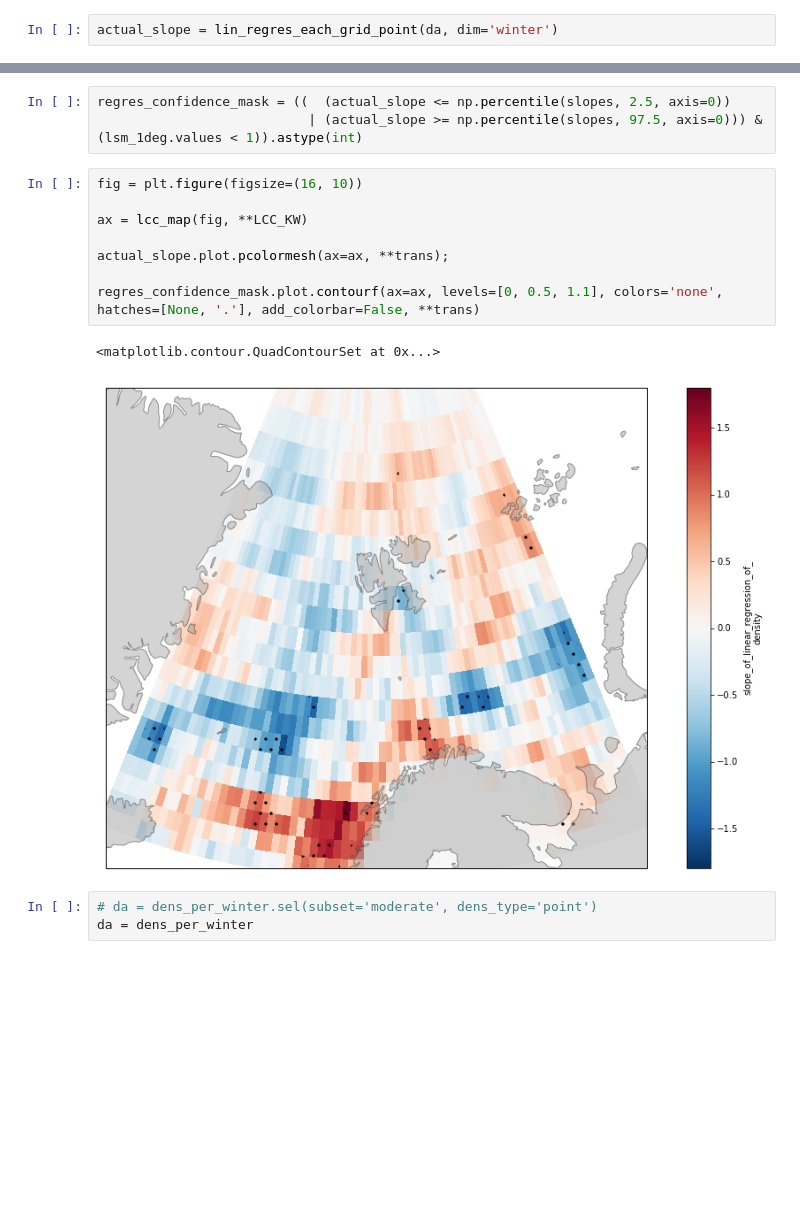
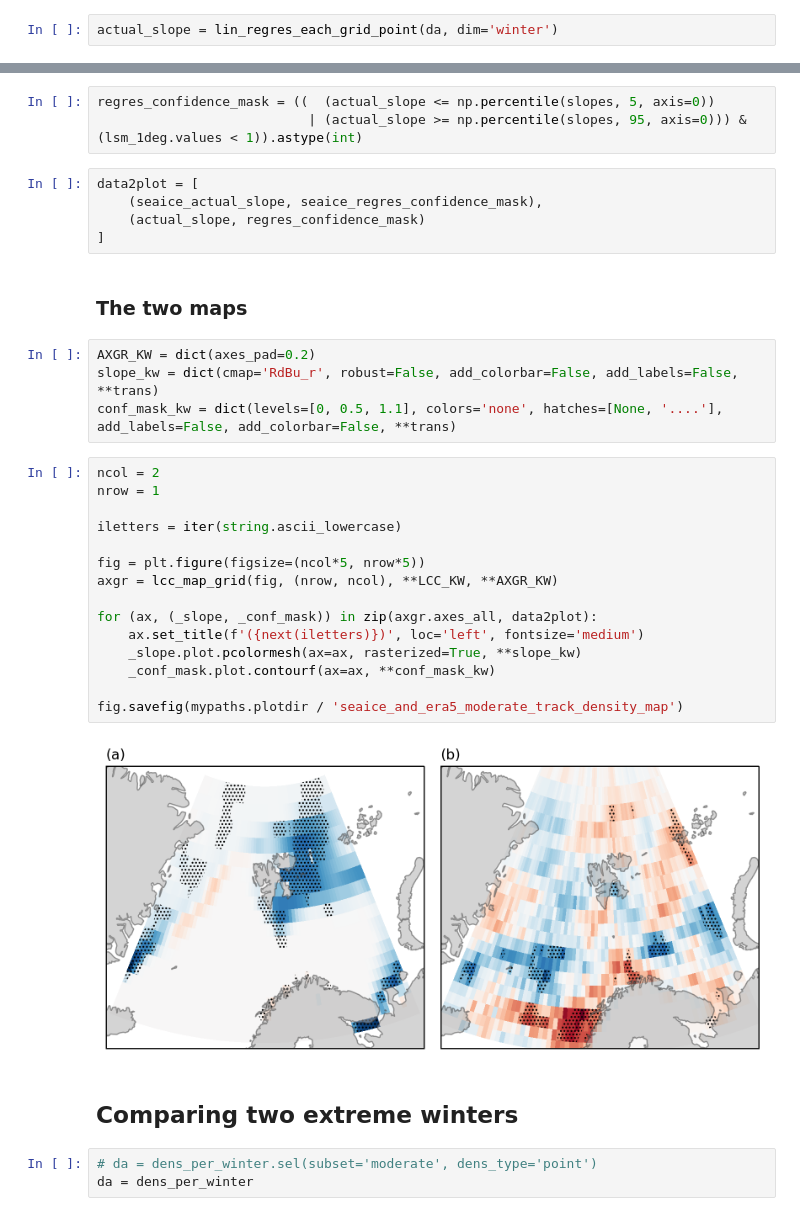
Before and after one commit to dennissergeev/pmc_clim, a Jupyter notebook: code/Sea-Ice.ipynb, the cells around one changed output, grey strips where cells are left out. Drawn from its saved outputs; the diff is of its cells as text; blank space fills up the shorter version.

```diff
--- a/code/Sea-Ice.ipynb
+++ b/code/Sea-Ice.ipynb
@@ -379,17 +349,36 @@ slopes = slopes.where(~(slopes == 0).all(dim='perm'), np.nan)
 # %%
-regres_confidence_mask = ((  (actual_slope <= np.percentile(slopes, 2.5, axis=0))
-                           | (actual_slope >= np.percentile(slopes, 97.5, axis=0))) & (lsm_1deg.values < 1)).astype(int)
+regres_confidence_mask = ((  (actual_slope <= np.percentile(slopes, 5, axis=0))
+                           | (actual_slope >= np.percentile(slopes, 95, axis=0))) & (lsm_1deg.values < 1)).astype(int)
-# %%
-fig = plt.figure(figsize=(16, 10))
-
-ax = lcc_map(fig, **LCC_KW)
-
-actual_slope.plot.pcolormesh(ax=ax, **trans);
-
-regres_confidence_mask.plot.contourf(ax=ax, levels=[0, 0.5, 1.1], colors='none', hatches=[None, '.'], add_colorbar=False, **trans)
-# %% [output]
-<matplotlib.contour.QuadContourSet at 0x...>
-[figure, removed]
+# %%
+data2plot = [
+    (seaice_actual_slope, seaice_regres_confidence_mask),
+    (actual_slope, regres_confidence_mask)
+]
+# %% [markdown]
+### The two maps
+# %%
+AXGR_KW = dict(axes_pad=0.2)
+slope_kw = dict(cmap='RdBu_r', robust=False, add_colorbar=False, add_labels=False, **trans)
+conf_mask_kw = dict(levels=[0, 0.5, 1.1], colors='none', hatches=[None, '....'], add_labels=False, add_colorbar=False, **trans)
+# %%
+ncol = 2
+nrow = 1
+
+iletters = iter(string.ascii_lowercase)
+
+fig = plt.figure(figsize=(ncol*5, nrow*5))
+axgr = lcc_map_grid(fig, (nrow, ncol), **LCC_KW, **AXGR_KW)
+
+for (ax, (_slope, _conf_mask)) in zip(axgr.axes_all, data2plot):
+    ax.set_title(f'({next(iletters)})', loc='left', fontsize='medium')
+    _slope.plot.pcolormesh(ax=ax, rasterized=True, **slope_kw)
+    _conf_mask.plot.contourf(ax=ax, **conf_mask_kw)
+
+fig.savefig(mypaths.plotdir / 'seaice_and_era5_moderate_track_density_map')
+# %% [output]
+[figure, added]
+# %% [markdown]
+## Comparing two extreme winters
 # %%
 # da = dens_per_winter.sel(subset='moderate', dens_type='point')
 da = dens_per_winter
```
Also changed, not shown: parts of 32 cells of this notebook, 4 other files.
